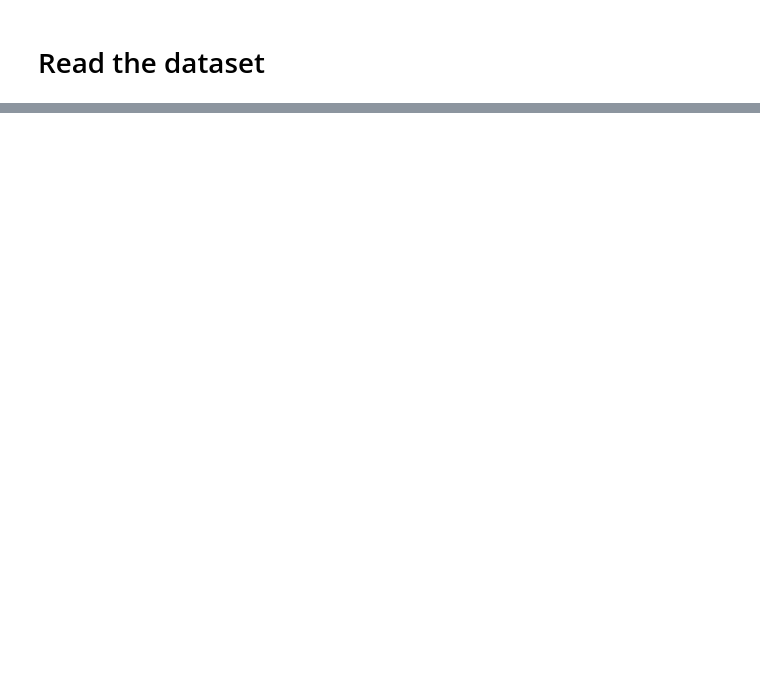
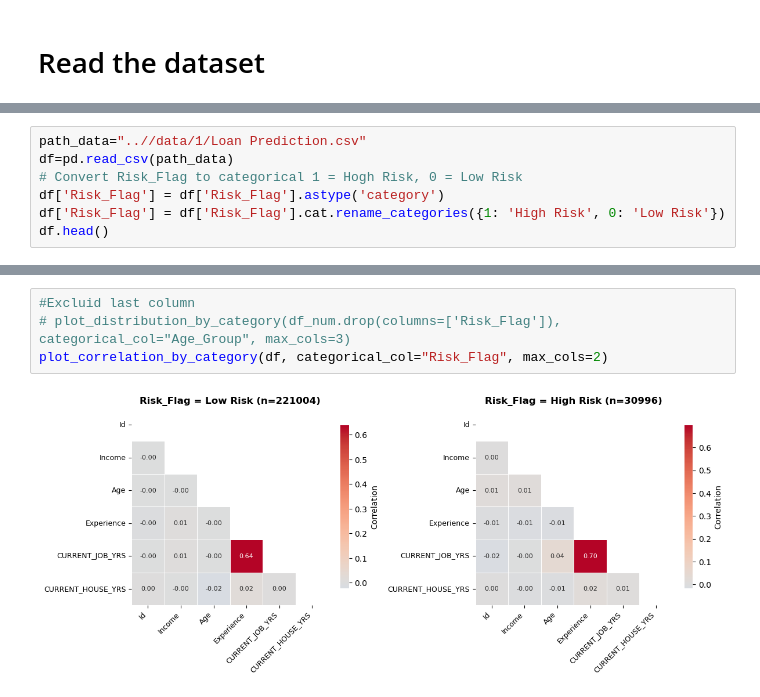
Before and after one commit to MateoHeras77/loan-prediction, a Jupyter notebook: Notebooks/00 First Approach.ipynb, the cells around one changed output, grey strips where cells are left out. Drawn from its saved outputs; the diff is of its cells as text; blank space fills up the shorter version.

```diff
--- a/Notebooks/00 First Approach.ipynb
+++ b/Notebooks/00 First Approach.ipynb
@@ -48,0 +57,7 @@ df.head()
+# %%
+path_data="..//data/1/Loan Prediction.csv"
+df=pd.read_csv(path_data)
+# Convert Risk_Flag to categorical 1 = Hogh Risk, 0 = Low Risk
+df['Risk_Flag'] = df['Risk_Flag'].astype('category')
+df['Risk_Flag'] = df['Risk_Flag'].cat.rename_categories({1: 'High Risk', 0: 'Low Risk'})
+df.head()
@@ -66,0 +130,6 @@ from src.visualizations import binary_dashboard
+# %%
+#Excluid last column
+# plot_distribution_by_category(df_num.drop(columns=['Risk_Flag']), categorical_col="Age_Group", max_cols=3)
+plot_correlation_by_category(df, categorical_col="Risk_Flag", max_cols=2)
+# %% [output]
+[figure, added]
```
Also changed, not shown: parts of 30 cells of this notebook, 20 other files.
